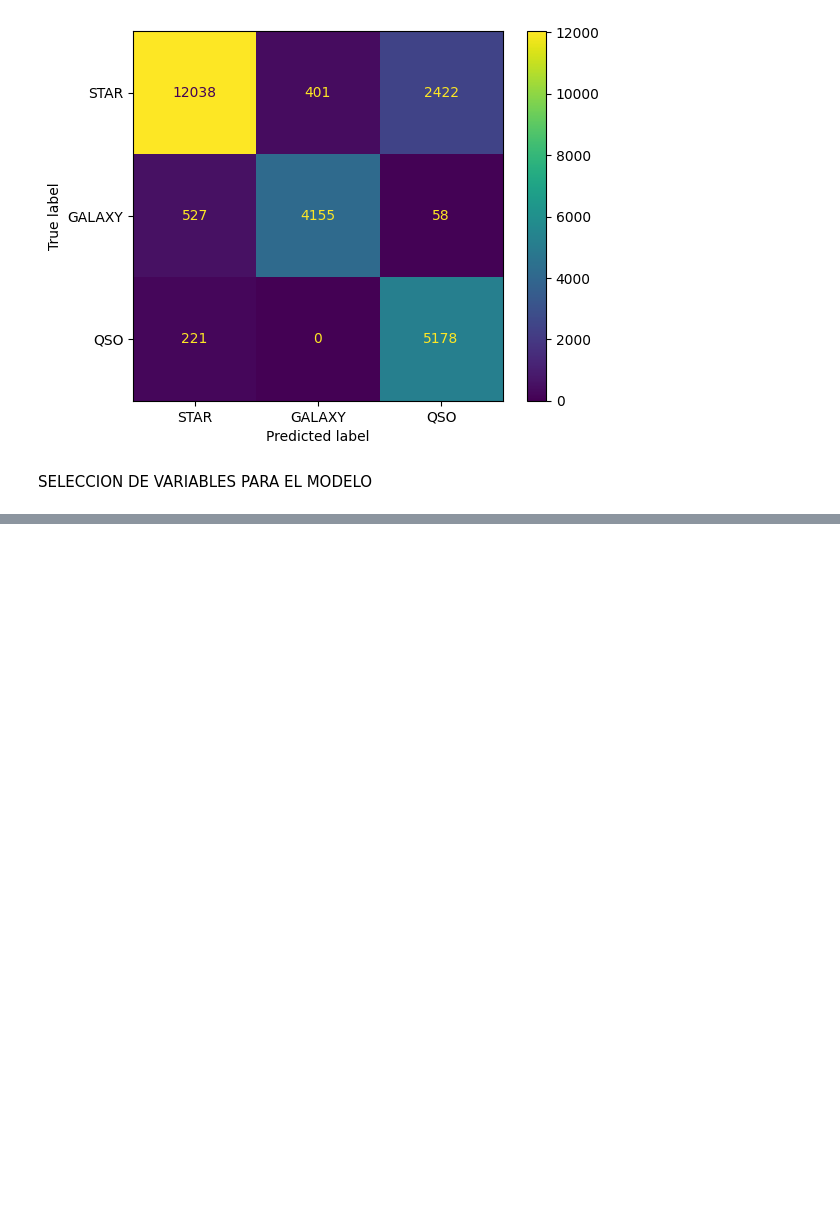
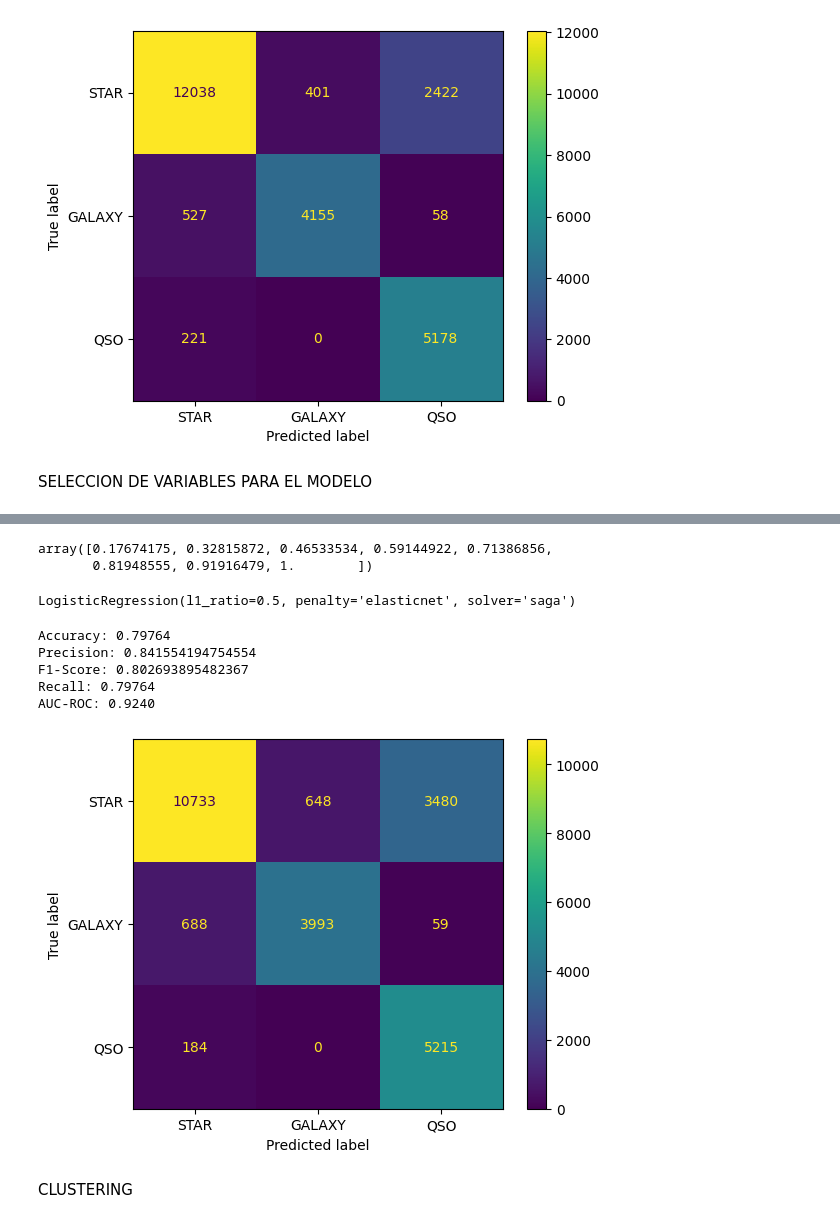
Before and after one commit to ivanmorales22/proyecto_final_aem, a Jupyter notebook: proyecto_final_aem.ipynb, the cells around one changed output, grey strips where cells are left out. Saved outputs shown, nothing was run; the diff lists cells and outputs as text; code cells hidden in the pictures; blank space fills up the shorter version.

```diff
--- a/proyecto_final_aem.ipynb
+++ b/proyecto_final_aem.ipynb
@@ -250,0 +352,44 @@ ValueError: Pandas data cast to numpy dtype of object. Check input data with np.
+# %%
+#%% Validate the "recommended" PCA's
+w,v = np.linalg.eig(pca.get_covariance()) # Get vectors for covariance matrix
+w=np.abs(w)
+indx = np.argsort(w)[::-1] # sort
+porcentaje = w[indx]/np.sum(w) # convert to %
+porcent_acum = np.cumsum(porcentaje) # Accumulate
+porcent_acum
+# %% [output]
+array([0.17674175, 0.32815872, 0.46533534, 0.59144922, 0.71386856,
+       0.81948555, 0.91916479, 1.        ])
+# %%
+X_train = X_train_transformed.drop(columns='CP8')
+X_test = X_test_transformed.drop(columns='CP8')
+# %%
+RegLog_pca = LogisticRegression(penalty='elasticnet', solver='saga', l1_ratio=0.5 )
+# %%
+RegLog_pca.fit(X_train, y_train_resampled)
+# %% [output]
+LogisticRegression(l1_ratio=0.5, penalty='elasticnet', solver='saga')
+# %%
+y_pred = RegLog_pca.predict(X_test)
+y_prob = RegLog_pca.predict_proba(X_test)  # Probabilidad de la clase positiva
+# %%
+print(f'Accuracy: {accuracy_score(y_test, y_pred)}')
+print(f'Precision: {precision_score(y_test, y_pred, average="weighted")}')
+print(f'F1-Score: {f1_score(y_test, y_pred, average="weighted")}')
+print(f'Recall: {recall_score(y_test, y_pred, average="weighted")}')
+print(f"AUC-ROC: {roc_auc_score(y_test, y_prob,multi_class='ovr',average='weighted'):.4f}")
+# %% [output]
+Accuracy: 0.79764
+Precision: 0.841554194754554
+F1-Score: 0.802693895482367
+Recall: 0.79764
+AUC-ROC: 0.9240
+# %%
+cmv2 = confusion_matrix(y_test, y_pred)
+cmv2_display = ConfusionMatrixDisplay(cmv2, display_labels=['STAR', 'GALAXY', 'QSO'])
+cmv2_display.plot()
+plt.show()
+# %% [output]
+[figure, added]
+# %% [markdown]
+CLUSTERING
```
Also changed, not shown: parts of 19 cells of this notebook.
